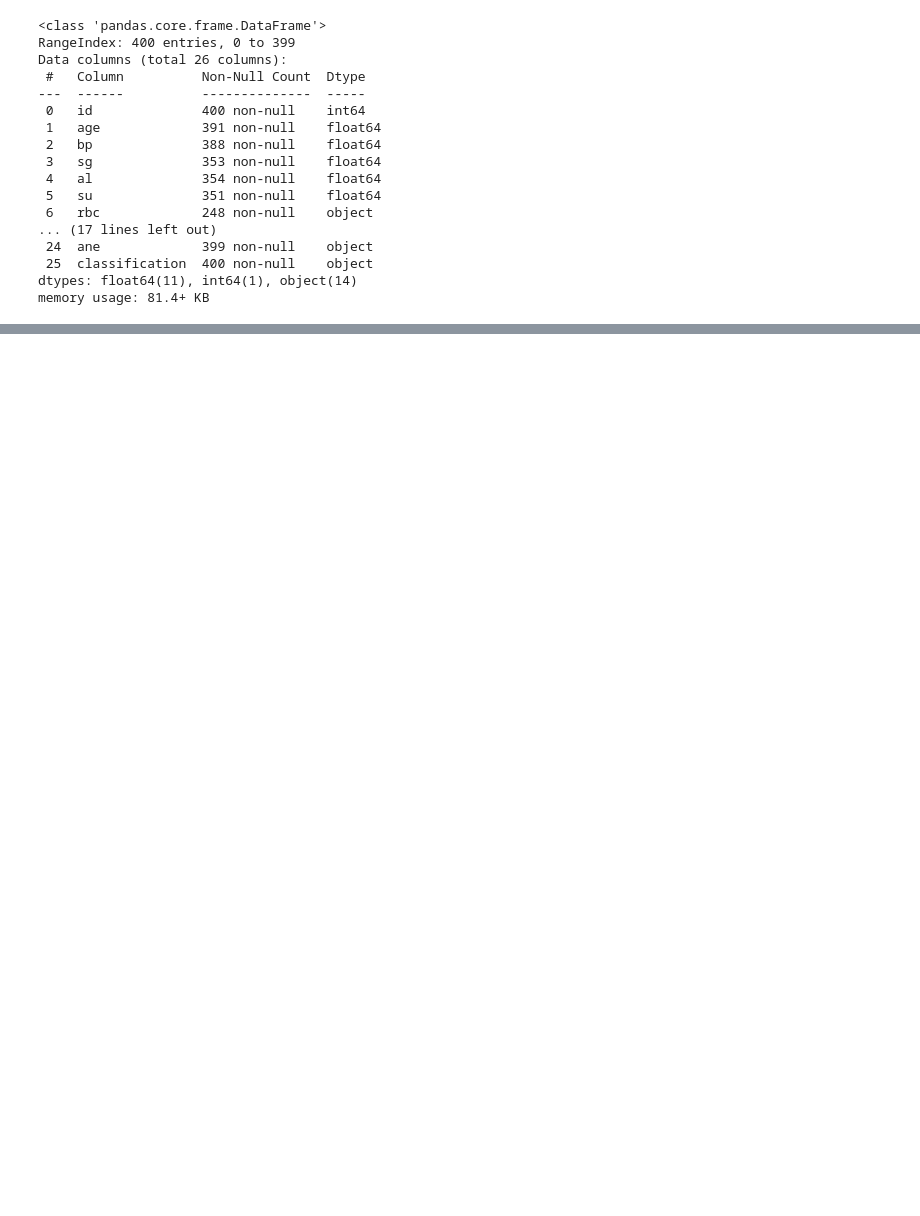
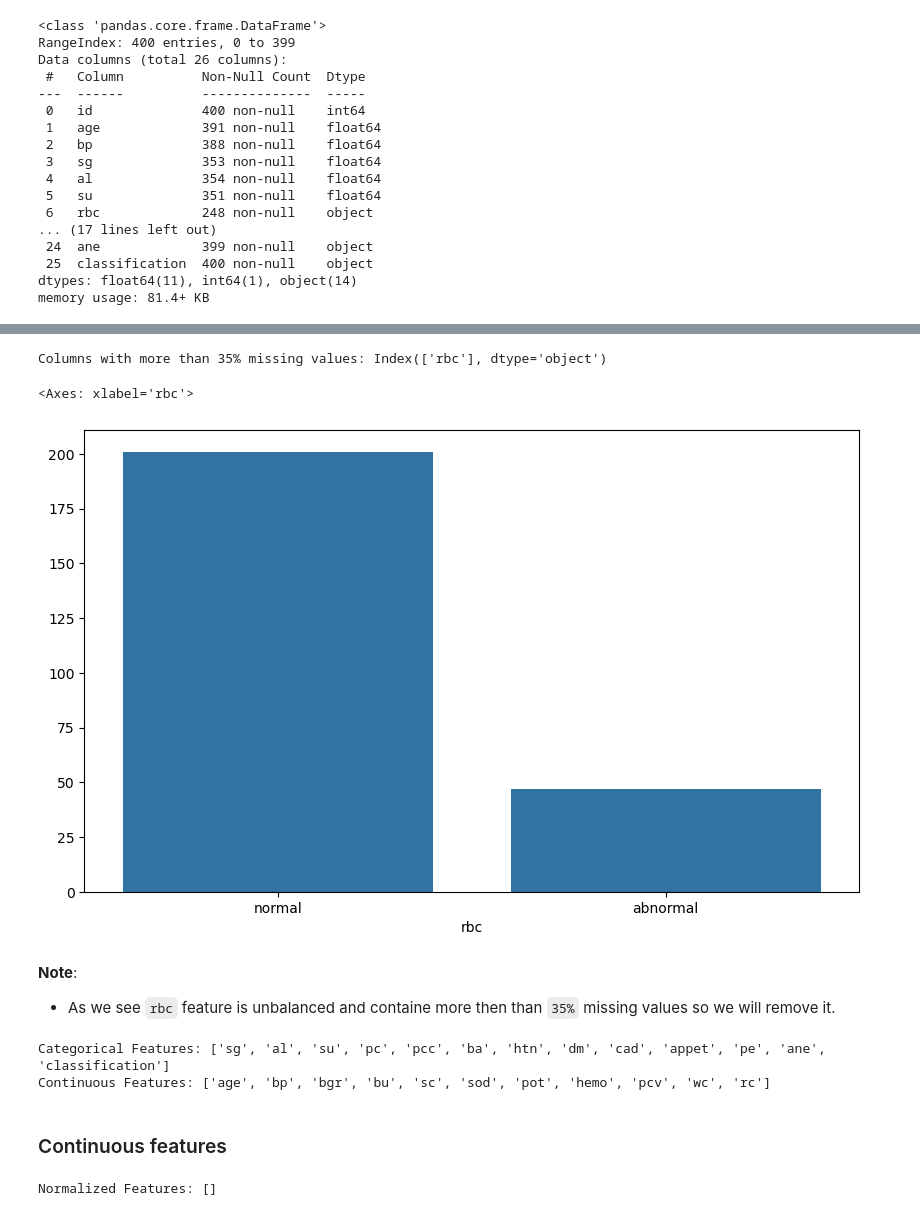
Before and after one commit to AchrafLarbi/tp_pca, a Jupyter notebook: tp2.ipynb, the cells around one changed output, grey strips where cells are left out. Cells and saved outputs as stored; diff of their text form; code cells hidden in the pictures; blank space fills up the shorter version.

```diff
--- a/tp2.ipynb
+++ b/tp2.ipynb
@@ -131,19 +61,3 @@ dtypes: float64(11), int64(1), object(14)
 memory usage: 81.4+ KB
 # %%
 df = data
-# %%
-# Drop 'id' column as it's not useful
-df.drop(columns=['id'], inplace=True, errors='ignore')
-
-
-# Separate categorical and numerical features
-categorical_cols = df.select_dtypes(include=['object']).columns
-numerical_cols = df.select_dtypes(include=['int64', 'float64']).columns
-
-
-# Fill missing values: Mean for numeric, Mode for categorical
-num_imputer = SimpleImputer(strategy='mean')
-df[numerical_cols] = num_imputer.fit_transform(df[numerical_cols])
-
-cat_imputer = SimpleImputer(strategy='most_frequent')
-df[categorical_cols] = cat_imputer.fit_transform(df[categorical_cols])
@@ -149,0 +83,16 @@ df[categorical_cols] = cat_imputer.fit_transform(df[categorical_cols])
+# %%
+missing_threshold = 0.35
+missing_columns = df.columns[df.isnull().mean() > missing_threshold]
+print("Columns with more than 35% missing values:", missing_columns)
+# %% [output]
+Columns with more than 35% missing values: Index(['rbc'], dtype='object')
+# %%
+plt.figure(figsize=(10, 6))
+sns.barplot(x = df['rbc'].value_counts().index, y = df['rbc'].value_counts().values)
+# %% [output]
+<Axes: xlabel='rbc'>
+[figure, added]
+# %% [markdown]
+**Note**:
+
+  - As we see `rbc` feature is unbalanced and containe more then than `35%` missing values so we will remove it.
@@ -149,0 +101,27 @@ df[categorical_cols] = cat_imputer.fit_transform(df[categorical_cols])
+# %%
+# Seperate continuous and categorical features
+categorical_features = [col for col in df.columns if df[col].nunique() < 10]
+continuous_features = [col for col in df.columns if df[col].nunique() >= 10]
+
+print("Categorical Features:", categorical_features)
+print("Continuous Features:", continuous_features)
+# %% [output]
+Categorical Features: ['sg', 'al', 'su', 'pc', 'pcc', 'ba', 'htn', 'dm', 'cad', 'appet', 'pe', 'ane', 'classification']
+Continuous Features: ['age', 'bp', 'bgr', 'bu', 'sc', 'sod', 'pot', 'hemo', 'pcv', 'wc', 'rc']
+# %% [markdown]
+### Continuous features
+# %%
+# Detect the normalized features using shapiro test and p-value since is better for small datasets
+
+from scipy.stats import shapiro
+
+normalized_features = []
+for col in continuous_features:
+    numeric_col = pd.to_numeric(df[col], errors='coerce').dropna()
+    stat, p = shapiro(numeric_col)
+    if p > 0.05:
+        normalized_features.append(col)
+
+print("Normalized Features:", normalized_features)
+# %% [output]
+Normalized Features: []
```
Also changed, not shown: parts of 47 cells of this notebook.
